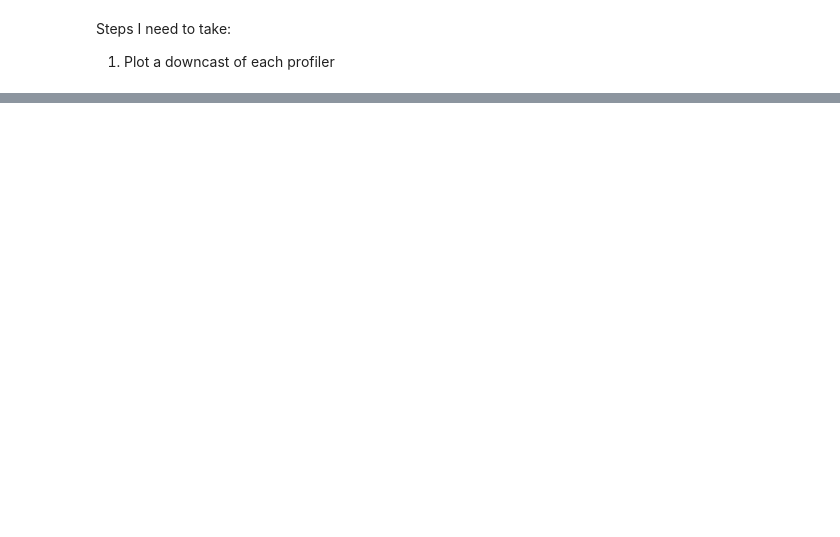
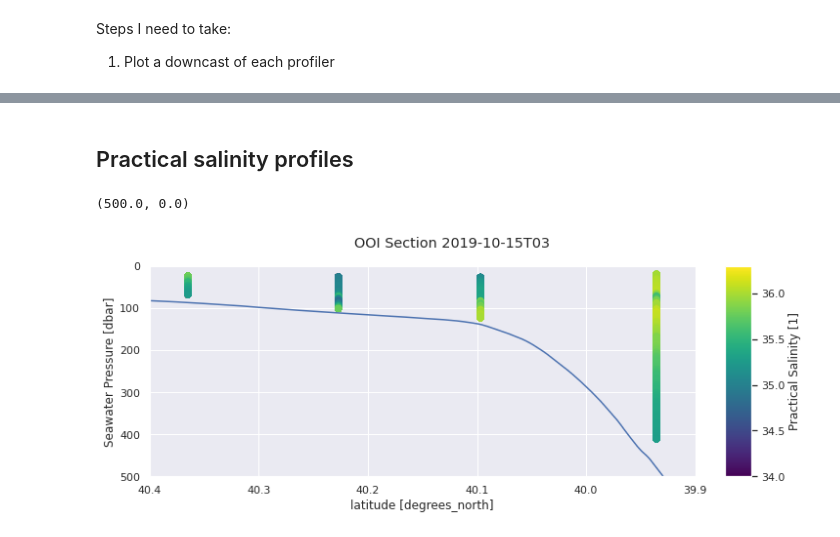
Before and after one commit to sryan288/ohw20-proj-ooi-profiles-section, a Jupyter notebook: 03_Interpolation_over_distance.ipynb, the cells around one changed output, grey strips where cells are left out. Drawn from its saved outputs; the diff is of its cells as text; code cells hidden in the pictures; blank space fills up the shorter version.

```diff
--- a/03_Interpolation_over_distance.ipynb
+++ b/03_Interpolation_over_distance.ipynb
@@ -266,9 +178,11 @@ Data variables:
 # %%
 # select same day for each profiler
-ids15=ids.sel(time="2019-10-15T03", method="nearest")
-cids15=cids.sel(time="2019-10-15T03", method="nearest")
-cods15=cods.sel(time="2019-10-15T03", method="nearest")
-ods15=ods.sel(time="2019-10-15T03", method="nearest")
+datesel='2019-10-15T03'
+ids15=ids.sel(time=datesel, method="nearest")
+cids15=cids.sel(time=datesel, method="nearest")
+cods15=cods.sel(time=datesel, method="nearest")
+ods15=ods.sel(time=datesel, method="nearest")
+
 ids15
 # %% [output]
 <xarray.Dataset>
@@ -328,0 +225,28 @@ max(ods15.lat)
+# %% [markdown]
+## Practical salinity profiles
+# %%
+# Plot spatial section: practical salinity
+fig,ax = plt.subplots(ncols=1,figsize=(10,4),sharey=True,constrained_layout=True)
+
+cci=ids15.plot.scatter(x="lat", y="ctdpf_ckl_seawater_pressure",
+                       hue="practical_salinity", ax=ax,
+                       add_guide=True, vmin=34, vmax=36.3)
+ccci=cids15.plot.scatter(x="lat", y="ctdpf_ckl_seawater_pressure",
+                       hue="practical_salinity", ax=ax,
+                       add_guide=False, vmin=34, vmax=36.3)
+ccco=cods15.plot.scatter(x="lat", y="ctdpf_ckl_seawater_pressure",
+                       hue="practical_salinity", ax=ax,
+                       add_guide=False, vmin=34, vmax=36.3)
+cco=ods15.plot.scatter(x="lat", y="ctdpf_ckl_seawater_pressure",
+                       hue="practical_salinity", ax=ax,
+                       add_guide=False, vmin=34, vmax=36.3)
+
+fig.suptitle(f"OOI Section {datesel}")
+
+#PLot bathymetry
+plt.plot(y,-z)
+plt.xlim(40.4, 39.9) # lims inshore and offshore stations
+plt.ylim(500, 0) #maximum depth offshore ~451m
+# %% [output]
+(500.0, 0.0)
+[figure, added]
```
Also changed, not shown: parts of 17 cells of this notebook, 1 other file.
